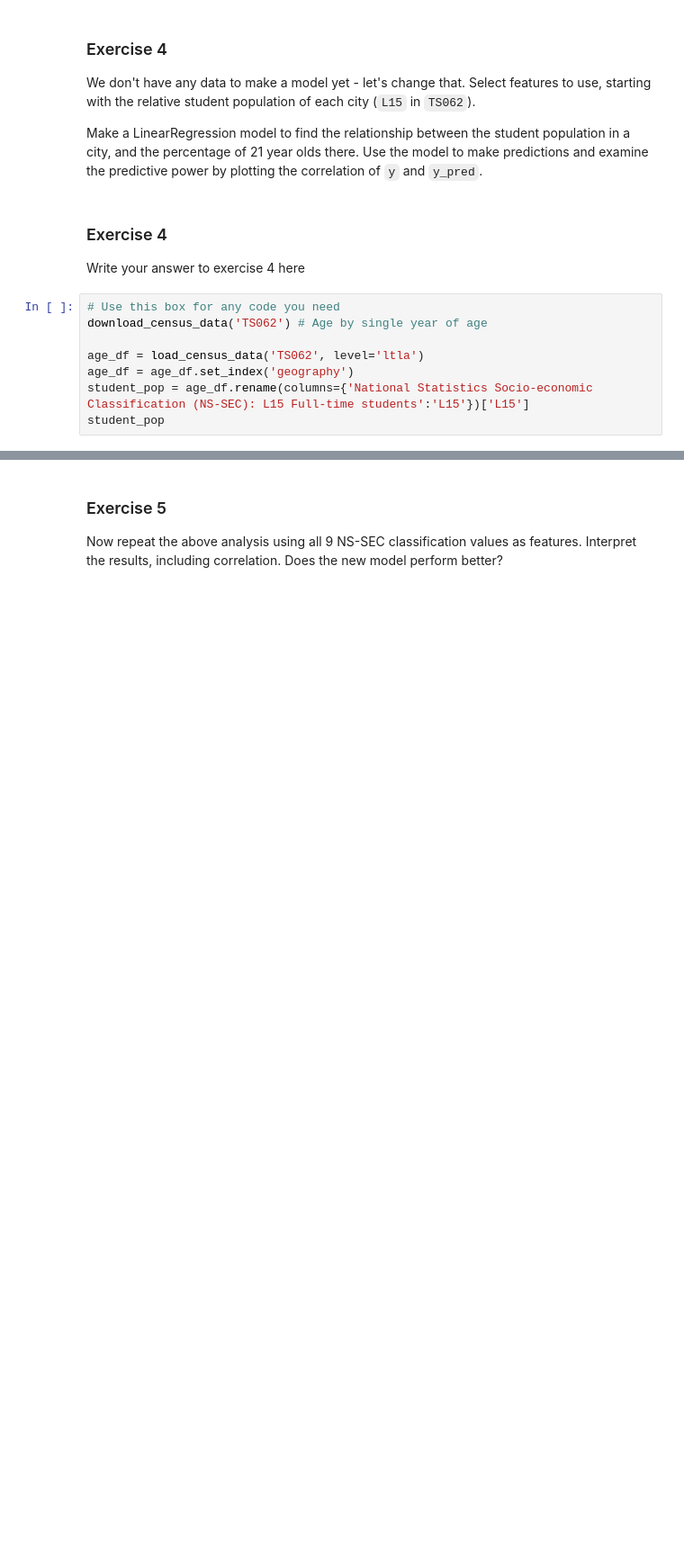
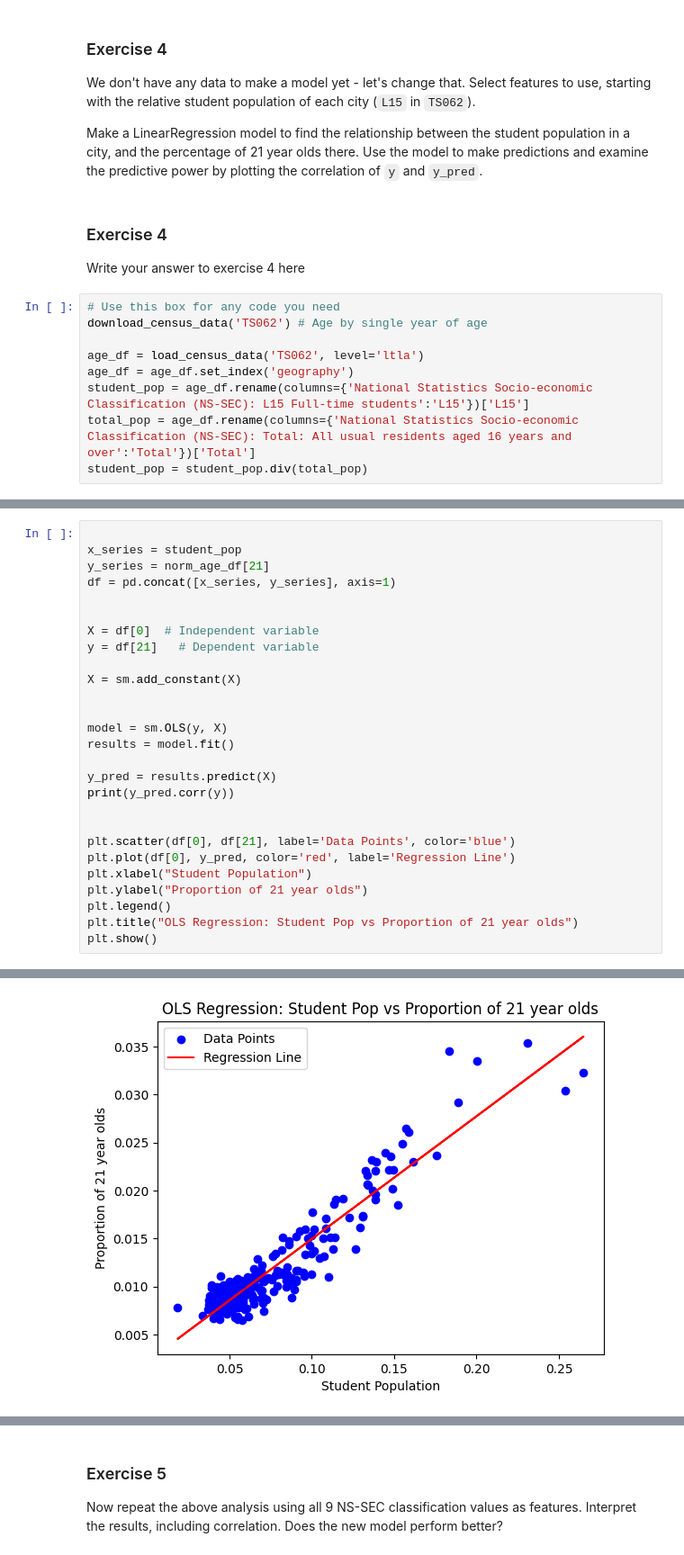
Before and after one commit to Navaneeth2906/nm803_ads_2024, a Jupyter notebook: Practical_3.ipynb, the cells around one changed output, grey strips where cells are left out. Shown at 90% size. Drawn from its saved outputs; the diff is of its cells as text; blank space fills up the shorter version.

```diff
--- a/Practical_3.ipynb
+++ b/Practical_3.ipynb
@@ -1051,6 +1061,7 @@ download_census_data('TS062') # Age by single year of age
 age_df = load_census_data('TS062', level='ltla')
 age_df = age_df.set_index('geography')
 student_pop = age_df.rename(columns={'National Statistics Socio-economic Classification (NS-SEC): L15 Full-time students':'L15'})['L15']
-student_pop
+total_pop = age_df.rename(columns={'National Statistics Socio-economic Classification (NS-SEC): Total: All usual residents aged 16 years and over':'Total'})['Total']
+student_pop = student_pop.div(total_pop)
 # %% [output]
 Files already exist at: census2021-ts062.
@@ -1071,0 +1068,28 @@ dtype: int64
+# %%
+
+x_series = student_pop
+y_series = norm_age_df[21]
+df = pd.concat([x_series, y_series], axis=1)
+
+
+X = df[0]  # Independent variable
+y = df[21]   # Dependent variable
+
+X = sm.add_constant(X)
+
+
+model = sm.OLS(y, X)
+results = model.fit()
+
+y_pred = results.predict(X)
+print(y_pred.corr(y))
+
+
+plt.scatter(df[0], df[21], label='Data Points', color='blue')
+plt.plot(df[0], y_pred, color='red', label='Regression Line')
+plt.xlabel("Student Population")
+plt.ylabel("Proportion of 21 year olds")
+plt.legend()
+plt.title("OLS Regression: Student Pop vs Proportion of 21 year olds")
+plt.show()
+# %% [output]
@@ -1071,0 +1097 @@ dtype: int64
+[figure, added]
```
Also changed, not shown: parts of 9 cells of this notebook.
